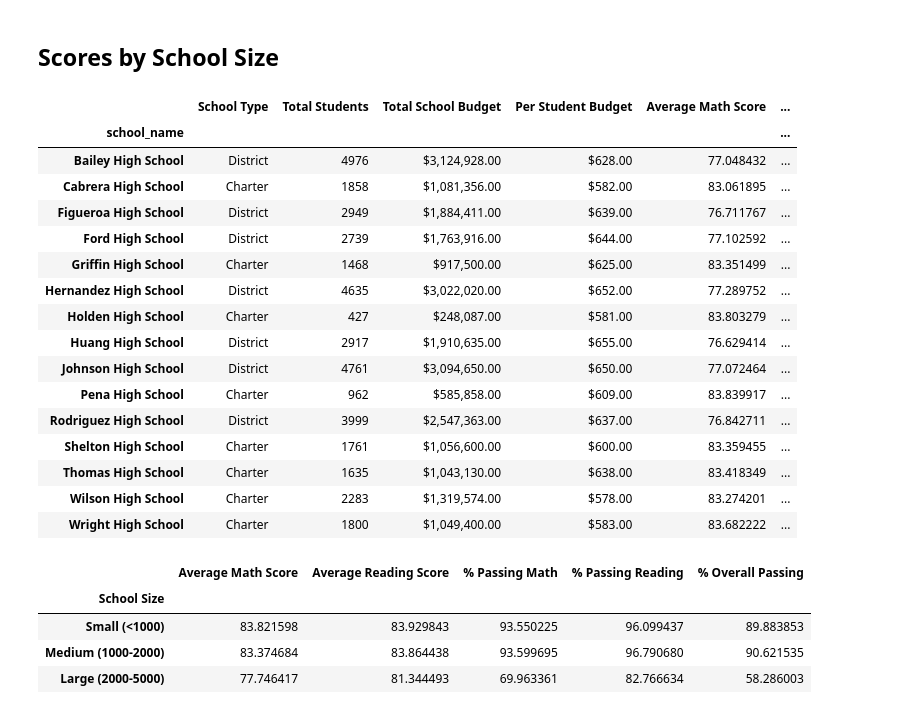
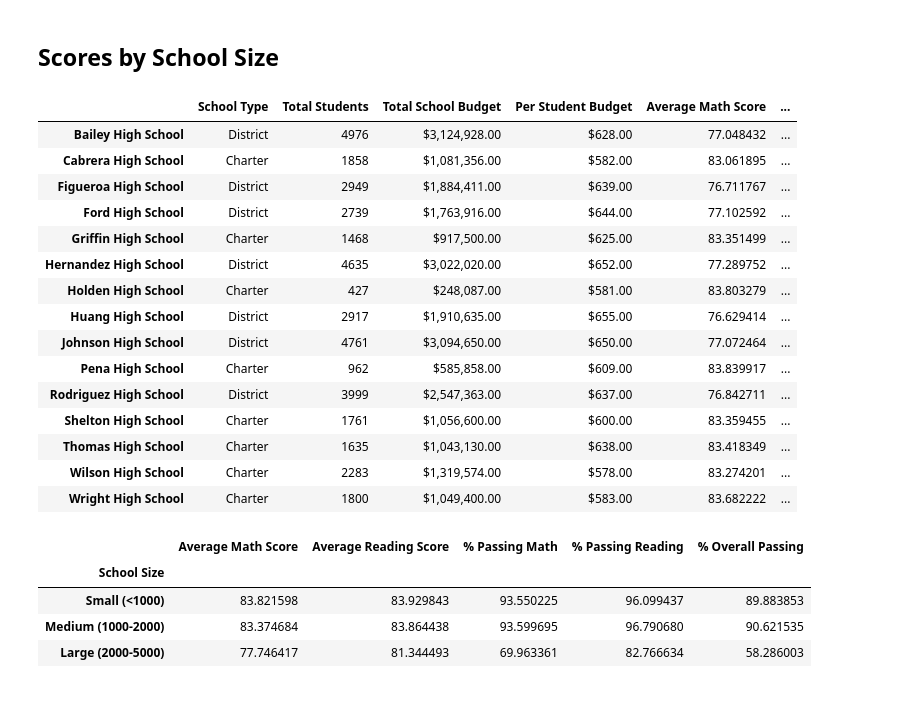
Before and after one commit to nfussy/pandas-challenge, a Jupyter notebook: PyCitySchools/main.ipynb, the cells around one changed output. Cells and saved outputs as stored; diff of their text form; code cells hidden in the pictures.

```diff
--- a/PyCitySchools/main.ipynb
+++ b/PyCitySchools/main.ipynb
@@ -150,6 +158,7 @@ per_school_summary["Total School Budget"] = per_school_summary["Total School Bud
 per_school_summary["Per Student Budget"] = per_school_summary["Per Student Budget"].map("${:,.2f}".format)
 
 # Display the DataFrame
+per_school_summary.index.name = None
 per_school_summary
 # %% [output]
 |  | School Type | Total Students | Total School Budget | Per Student Budget | Average Math Score | ... |
@@ -348,12 +355,12 @@ labels = ["Small (<1000)", "Medium (1000-2000)", "Large (2000-5000)"]
 # %%
 # Categorize the spending based on the bins
 # Use `pd.cut` on the "Total Students" column of the `per_school_summary` DataFrame.
 
 per_school_summary["School Size"] = pd.cut(per_school_counts, size_bins, labels = labels)
+per_school_summary.index.name = None
 per_school_summary
 # %% [output]
 |  | School Type | Total Students | Total School Budget | Per Student Budget | Average Math Score | ... |
-| school_name |  |  |  |  |  | ... |
 | Bailey High School | District | 4976 | $3,124,928.00 | $628.00 | 77.048432 | ... |
 | Cabrera High School | Charter | 1858 | $1,081,356.00 | $582.00 | 83.061895 | ... |
 | Figueroa High School | District | 2949 | $1,884,411.00 | $639.00 | 76.711767 | ... |
```
Also changed, not shown: parts of 6 cells of this notebook, 3 other files.
